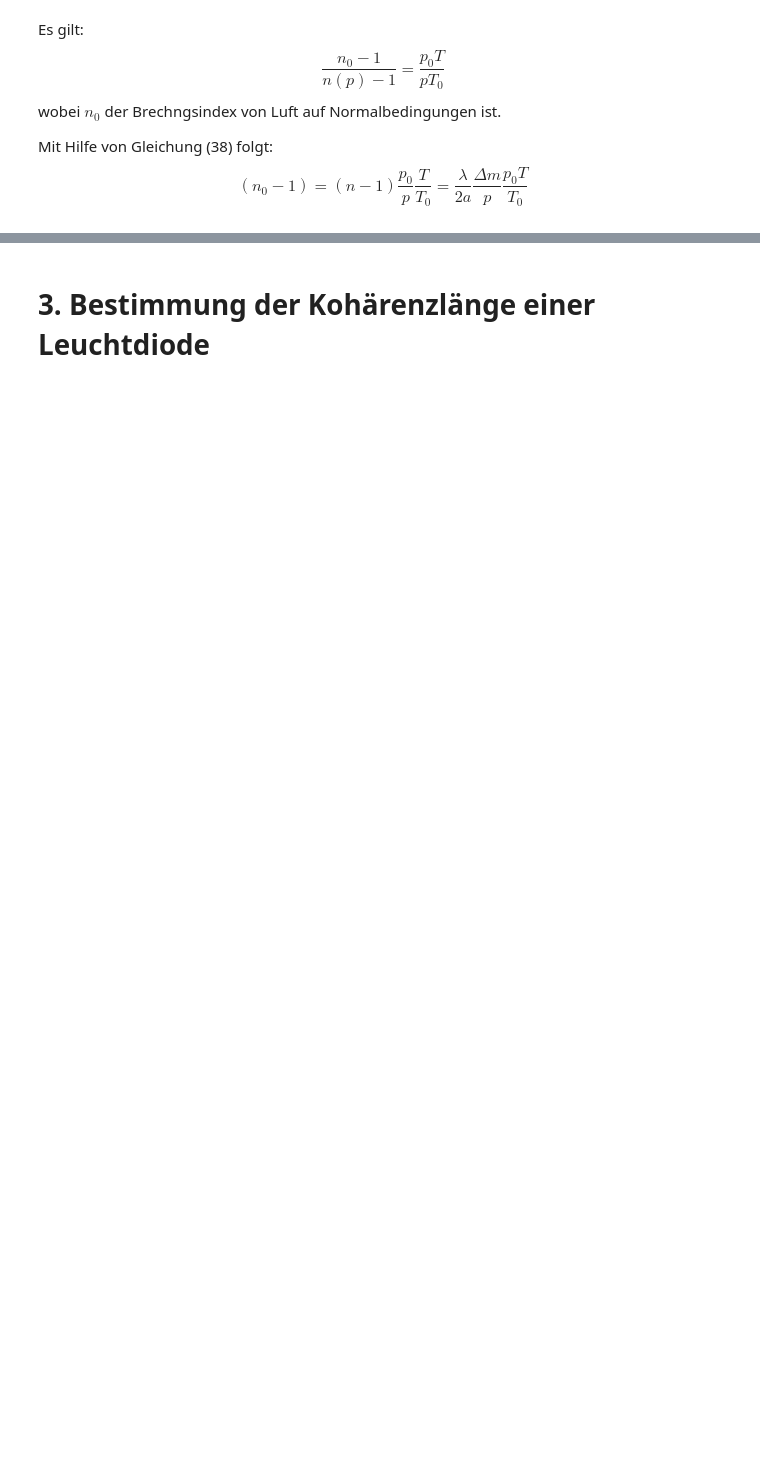
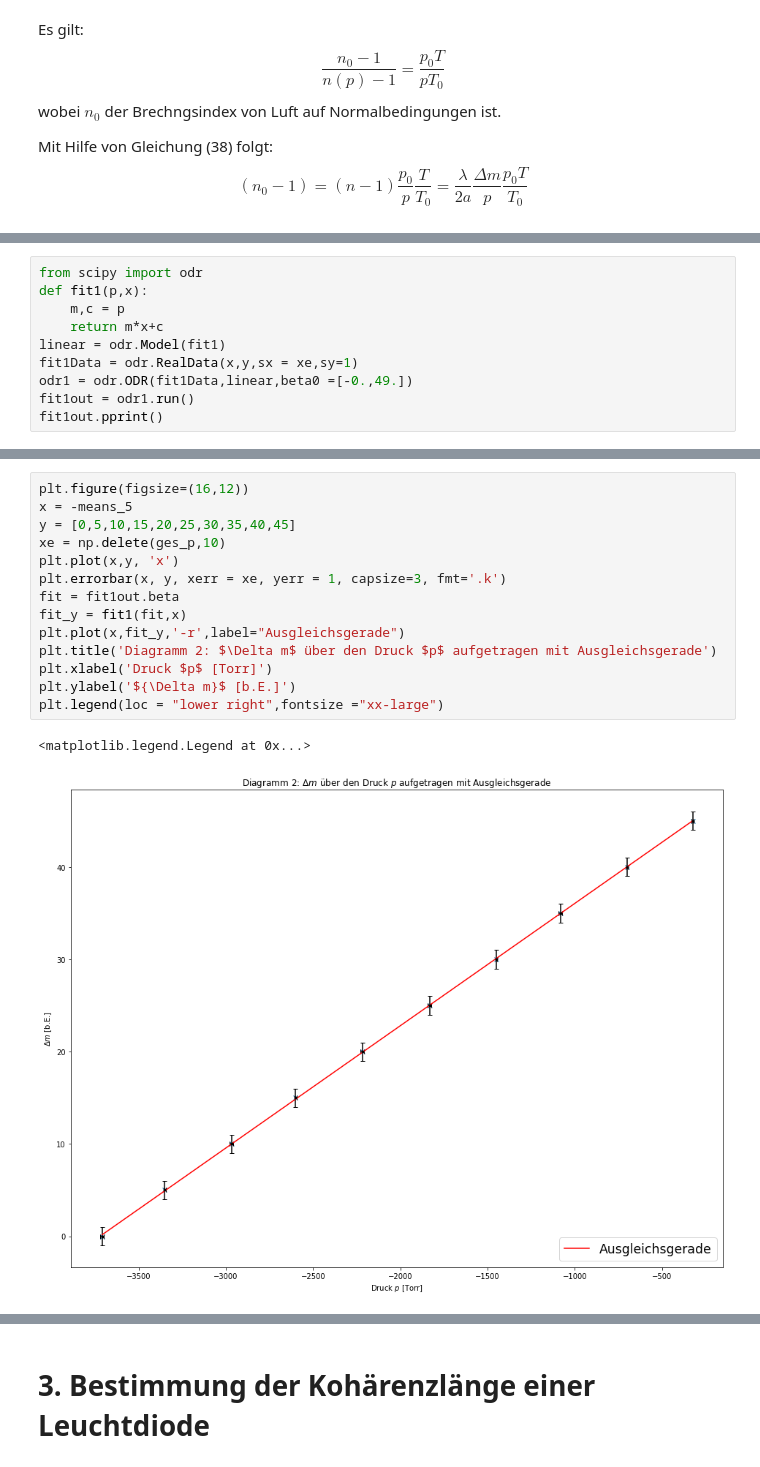
Before and after one commit to Meistermagier/PAP2, a Jupyter notebook: Experiment_232.ipynb, the cells around one changed output, grey strips where cells are left out. Saved outputs shown, nothing was run; the diff lists cells and outputs as text; blank space fills up the shorter version.

```diff
--- a/Experiment_232.ipynb
+++ b/Experiment_232.ipynb
@@ -179,0 +196,10 @@ Text(0, 0.5, '${\\Delta m}$ [b.E.]')
+# %%
+from scipy import odr
+def fit1(p,x):
+    m,c = p
+    return m*x+c
+linear = odr.Model(fit1)
+fit1Data = odr.RealData(x,y,sx = xe,sy=1)
+odr1 = odr.ODR(fit1Data,linear,beta0 =[-0.,49.])
+fit1out = odr1.run()
+fit1out.pprint()
@@ -180,2 +215,19 @@ Text(0, 0.5, '${\\Delta m}$ [b.E.]')
+# %%
+plt.figure(figsize=(16,12))
+x = -means_5
+y = [0,5,10,15,20,25,30,35,40,45]
+xe = np.delete(ges_p,10)
+plt.plot(x,y, 'x')
+plt.errorbar(x, y, xerr = xe, yerr = 1, capsize=3, fmt='.k')
+fit = fit1out.beta
+fit_y = fit1(fit,x)
+plt.plot(x,fit_y,'-r',label="Ausgleichsgerade")
+plt.title('Diagramm 2: $\Delta m$ über den Druck $p$ aufgetragen mit Ausgleichsgerade')
+plt.xlabel('Druck $p$ [Torr]')
+plt.ylabel('${\Delta m}$ [b.E.]')
+plt.legend(loc = "lower right",fontsize ="xx-large")
+# %% [output]
+<matplotlib.legend.Legend at 0x...>
+[figure, added]
 # %% [markdown]
 Aus der Diagramm 1 ergibt sich somit für die Steigungen $\left(\frac{\Delta m}{p}\right)$ der Ausgleich- und Fehlergeraden:<br>
```
Also changed, not shown: parts of 30 cells of this notebook.
